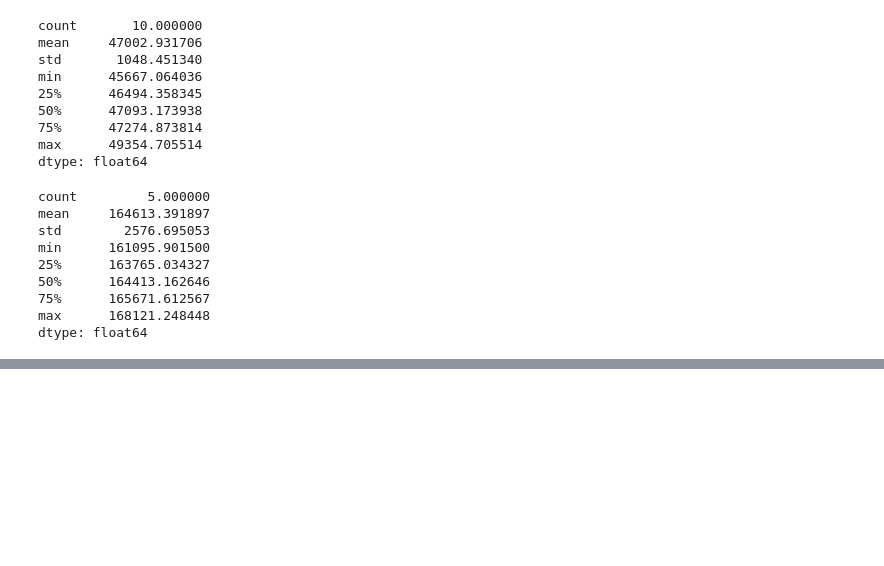
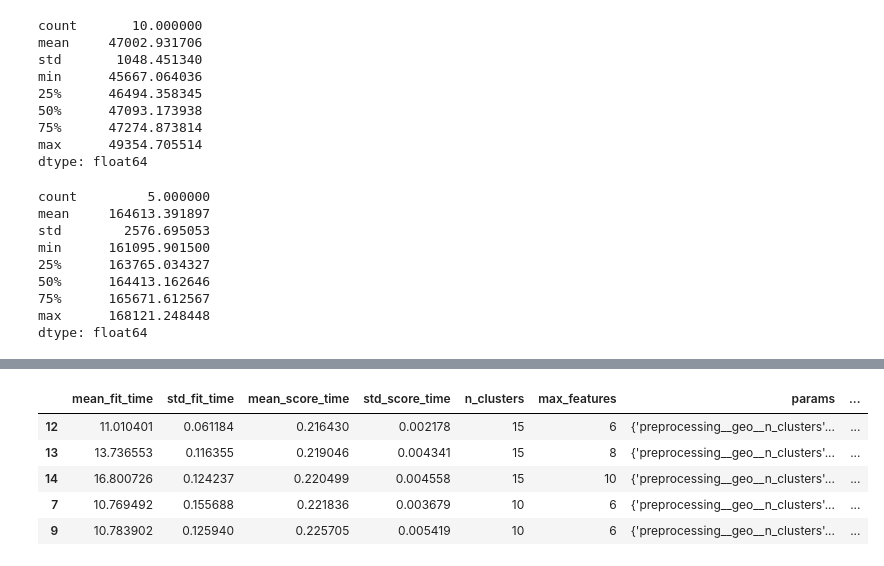
Before and after one commit to ks982579/data-science-1990-california-housing, a Jupyter notebook: main.ipynb, the cells around one changed output, grey strips where cells are left out. Saved outputs shown, nothing was run; the diff lists cells and outputs as text; code cells hidden in the pictures; blank space fills up the shorter version.

```diff
--- a/main.ipynb
+++ b/main.ipynb
@@ -809,0 +854,19 @@ grid_search.fit(housing, housing_labels)
+# %%
+cv_res = pd.DataFrame(grid_search.cv_results_)
+cv_res.sort_values(by="mean_test_score", ascending=False, inplace=True)
+cv_res.rename(
+    {
+        "param_preprocessing__geo__n_clusters": "n_clusters",
+        "param_random_forest__max_features": "max_features",
+    },
+    inplace=True,
+    axis='columns',
+)
+cv_res.head()
+# %% [output]
+|  | mean_fit_time | std_fit_time | mean_score_time | std_score_time | n_clusters | max_features | params | ... |
+| 12 | 11.010401 | 0.061184 | 0.216430 | 0.002178 | 15 | 6 | {'preprocessing__geo__n_clusters'... | ... |
+| 13 | 13.736553 | 0.116355 | 0.219046 | 0.004341 | 15 | 8 | {'preprocessing__geo__n_clusters'... | ... |
+| 14 | 16.800726 | 0.124237 | 0.220499 | 0.004558 | 15 | 10 | {'preprocessing__geo__n_clusters'... | ... |
+| 7 | 10.769492 | 0.155688 | 0.221836 | 0.003679 | 10 | 6 | {'preprocessing__geo__n_clusters'... | ... |
+| 9 | 10.783902 | 0.125940 | 0.225705 | 0.005419 | 10 | 6 | {'preprocessing__geo__n_clusters'... | ... |
```
Also changed, not shown: parts of 7 cells of this notebook.
